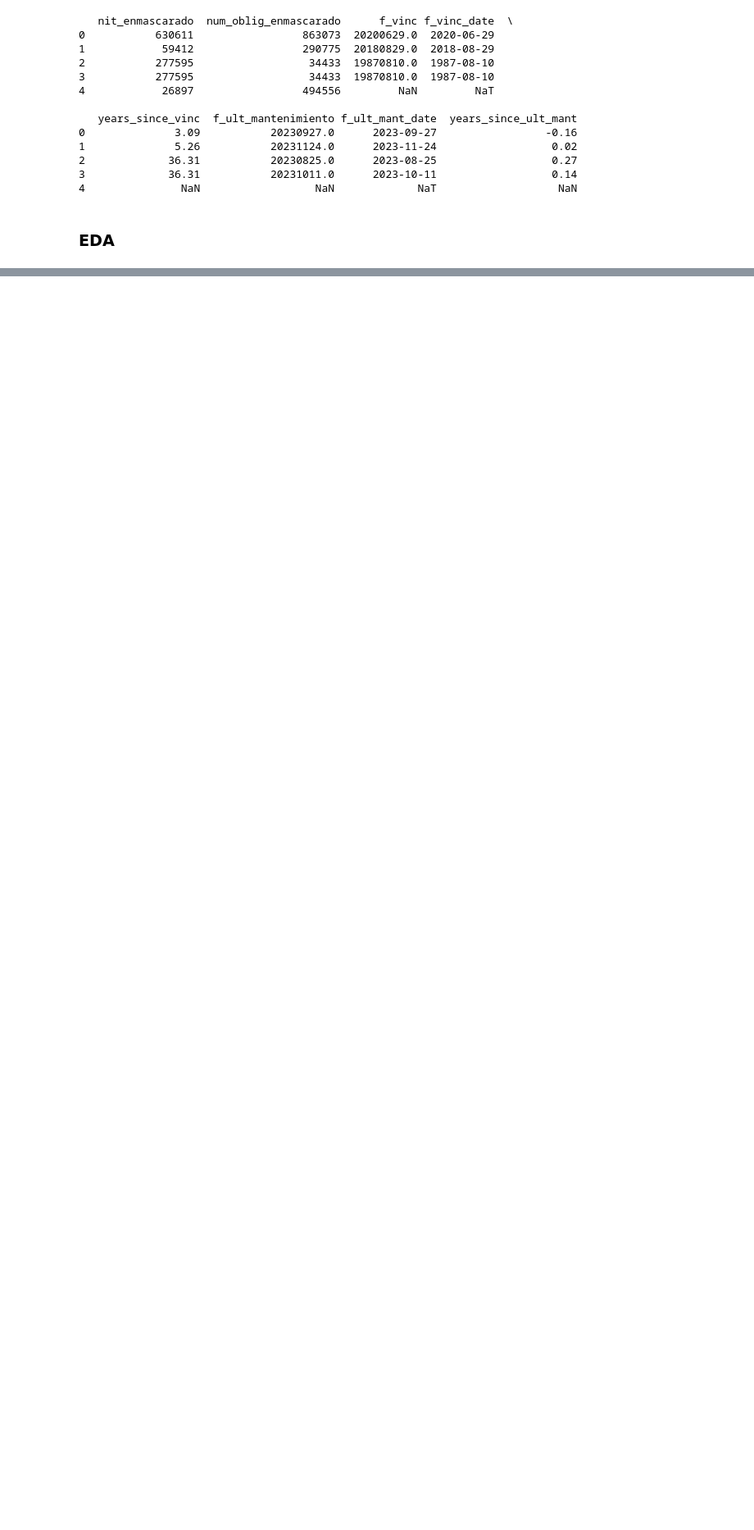
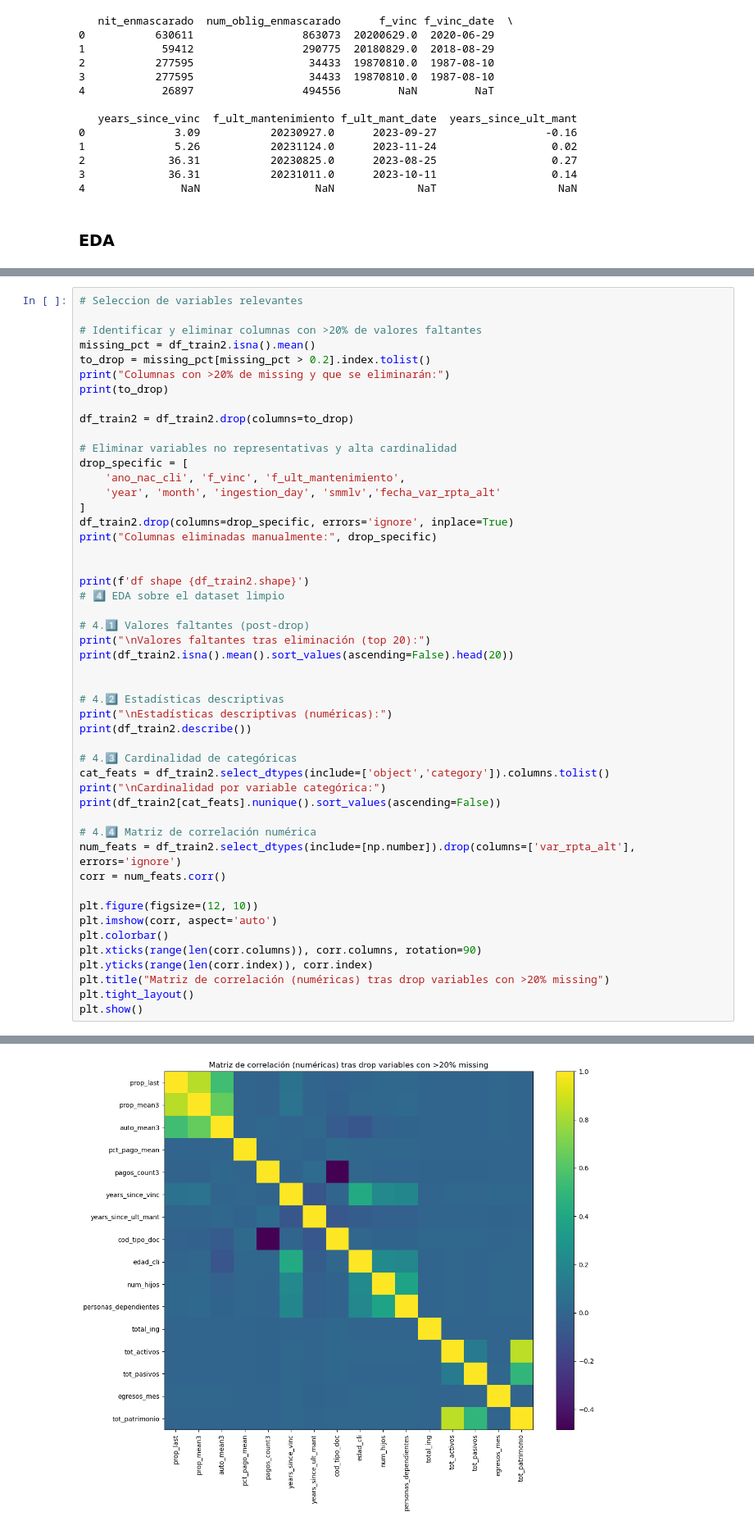
Before and after one commit to bavg22/testing, a Jupyter notebook: test.ipynb, the cells around one changed output, grey strips where cells are left out. Shown at 82% size. Cells and saved outputs as stored; diff of their text form; blank space fills up the shorter version.

```diff
--- a/test.ipynb
+++ b/test.ipynb
@@ -289,0 +296,50 @@ dtype: int64
+# %%
+# Seleccion de variables relevantes
+
+# Identificar y eliminar columnas con >20% de valores faltantes
+missing_pct = df_train2.isna().mean()
+to_drop = missing_pct[missing_pct > 0.2].index.tolist()
+print("Columnas con >20% de missing y que se eliminarán:")
+print(to_drop)
+
+df_train2 = df_train2.drop(columns=to_drop)
+
+# Eliminar variables no representativas y alta cardinalidad
+drop_specific = [
+    'ano_nac_cli', 'f_vinc', 'f_ult_mantenimiento',
+    'year', 'month', 'ingestion_day', 'smmlv','fecha_var_rpta_alt'
+]
+df_train2.drop(columns=drop_specific, errors='ignore', inplace=True)
+print("Columnas eliminadas manualmente:", drop_specific)
+
+
+print(f'df shape {df_train2.shape}')
+# 4️⃣ EDA sobre el dataset limpio
+
+# 4.1️⃣ Valores faltantes (post-drop)
+print("\nValores faltantes tras eliminación (top 20):")
+print(df_train2.isna().mean().sort_values(ascending=False).head(20))
+
+
+# 4.2️⃣ Estadísticas descriptivas
+print("\nEstadísticas descriptivas (numéricas):")
+print(df_train2.describe())
+
+# 4.3️⃣ Cardinalidad de categóricas
+cat_feats = df_train2.select_dtypes(include=['object','category']).columns.tolist()
+print("\nCardinalidad por variable categórica:")
+print(df_train2[cat_feats].nunique().sort_values(ascending=False))
+
+# 4.4️⃣ Matriz de correlación numérica
+num_feats = df_train2.select_dtypes(include=[np.number]).drop(columns=['var_rpta_alt'], errors='ignore')
+corr = num_feats.corr()
+
+plt.figure(figsize=(12, 10))
+plt.imshow(corr, aspect='auto')
+plt.colorbar()
+plt.xticks(range(len(corr.columns)), corr.columns, rotation=90)
+plt.yticks(range(len(corr.index)), corr.index)
+plt.title("Matriz de correlación (numéricas) tras drop variables con >20% missing")
+plt.tight_layout()
+plt.show()
+# %% [output]
@@ -289,0 +363 @@ dtype: int64
+[figure, added]
```
Also changed, not shown: parts of 12 cells of this notebook.
